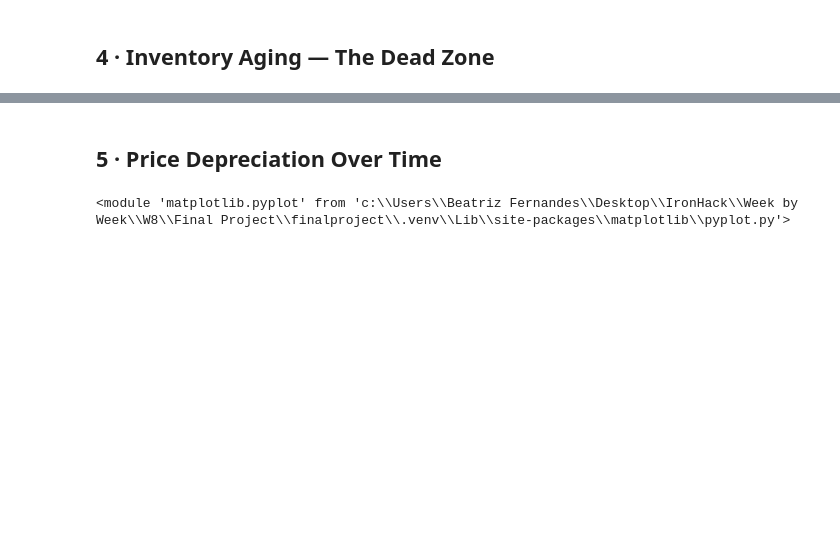
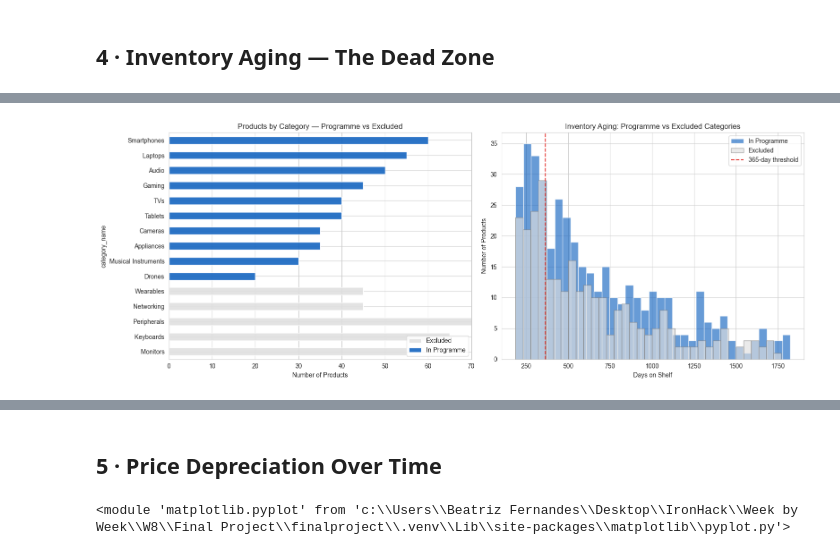
Before and after one commit to letter-b/finalproject, a Jupyter notebook: notebooks/02_eda.ipynb, the cells around one changed output, grey strips where cells are left out. Drawn from its saved outputs; the diff is of its cells as text; code cells hidden in the pictures; blank space fills up the shorter version.

```diff
--- a/notebooks/02_eda.ipynb
+++ b/notebooks/02_eda.ipynb
@@ -181,0 +193,79 @@ Total rental-eligible products: 496 out of 660 (75.2%)
+# %%
+# ── Programme vs Non-Programme Category Analysis ──────────────────────────────
+
+# Load rental_programme flag from categories
+prog_cats    = categories[categories["rental_programme"] == True]["category_name"].tolist()
+nonprog_cats = categories[categories["rental_programme"] == False]["category_name"].tolist()
+
+# Exclusion reasoning per category
+exclusion_reasons = {
+    "Wearables":   "Personal/hygiene items — smartwatches and fitness trackers have direct skin contact and strong personal attachment",
+    "Keyboards":   "Commodity peripherals (€20–€250); customers buy rather than rent at these price points",
+    "Monitors":    "B2B-only use case — temporary office setups are IT procurement, not consumer retail rental",
+    "Networking":  "Routers and switches — not a consumer rental behaviour; typically purchased or provided by ISP",
+    "Peripherals": "Mice, cables, adapters (€10–€150); too low-value to justify rental programme overhead",
+}
+
+print("=" * 65)
+print("RENTAL PROGRAMME SCOPE")
+print("=" * 65)
+print(f"\n✅ IN PROGRAMME ({len(prog_cats)} categories):")
+for c in sorted(prog_cats):
+    print(f"   • {c}")
+
+print(f"\n❌ EXCLUDED ({len(nonprog_cats)} categories):")
+for c in sorted(nonprog_cats):
+    reason = exclusion_reasons.get(c, "Not a natural rental behaviour at this price point")
+    print(f"   • {c:<20} → {reason}")
+
+# ── Product count split ───────────────────────────────────────────────────────
+products_with_prog = products.merge(categories[["category_id", "rental_programme", "category_name"]], on="category_id")
+prog_count    = products_with_prog[products_with_prog["rental_programme"] == True].shape[0]
+nonprog_count = products_with_prog[products_with_prog["rental_programme"] == False].shape[0]
+
+print(f"\n{'─' * 65}")
+print(f"Products in programme:     {prog_count:>4} ({prog_count/len(products)*100:.1f}%)")
+print(f"Products excluded:         {nonprog_count:>4} ({nonprog_count/len(products)*100:.1f}%)")
+print(f"Total products:            {len(products):>4}")
+
+# ── Chart: days on shelf split by programme status ───────────────────────────
+products_copy2 = products_with_prog.copy()
+products_copy2["listed_date"] = pd.to_datetime(products_copy2["listed_date"])
+products_copy2["days_on_shelf"] = (pd.Timestamp("2024-12-31") - products_copy2["listed_date"]).dt.days
+
+in_prog  = products_copy2[products_copy2["rental_programme"] == True]
+out_prog = products_copy2[products_copy2["rental_programme"] == False]
+
+fig, axes = plt.subplots(1, 2, figsize=(16, 6))
+
+# Left: stacked bar of product counts by category, coloured by programme status
+cat_counts = products_copy2.groupby(["category_name", "rental_programme"]).size().unstack(fill_value=0)
+cat_counts.columns = ["Excluded", "In Programme"]
+cat_counts = cat_counts.sort_values("In Programme", ascending=True)
+cat_counts.plot(
+    kind="barh", stacked=True, ax=axes[0],
+    color=["#E0E0E0", "#1565C0"], alpha=0.9, edgecolor="white"
+)
+axes[0].set_title("Products by Category — Programme vs Excluded", fontsize=12)
+axes[0].set_xlabel("Number of Products")
+axes[0].legend(loc="lower right")
+
+# Right: inventory aging histogram — programme vs excluded overlay
+axes[1].hist(in_prog["days_on_shelf"],  bins=35, alpha=0.65, color="#1565C0", label="In Programme",  edgecolor="white")
+axes[1].hist(out_prog["days_on_shelf"], bins=35, alpha=0.65, color="#E0E0E0", label="Excluded",       edgecolor="grey")
+axes[1].axvline(x=365, color="#E53935", linestyle="--", linewidth=1.5, label="365-day threshold")
+axes[1].set_title("Inventory Aging: Programme vs Excluded Categories", fontsize=12)
+axes[1].set_xlabel("Days on Shelf")
+axes[1].set_ylabel("Number of Products")
+axes[1].legend()
+
+plt.tight_layout()
+plt.savefig(f"{FIGURES_DIR}/programme_vs_excluded.png", dpi=150, bbox_inches="tight")
+plt.show()
+
+# ── Eligible breakdown: programme only ───────────────────────────────────────
+eligible_prog = in_prog[in_prog["days_on_shelf"] >= 365]
+print(f"\nRental-eligible (365+ days, programme categories only):")
+print(f"  {len(eligible_prog):,} out of {prog_count:,} programme products ({len(eligible_prog)/prog_count*100:.1f}%)")
+print(f"  Win rate and ratio calculations are based on this subset only.")
+# %% [output]
@@ -181,0 +289 @@ Total rental-eligible products: 496 out of 660 (75.2%)
+[figure, added]
```
Also changed, not shown: parts of 17 cells of this notebook, 30 other files.
